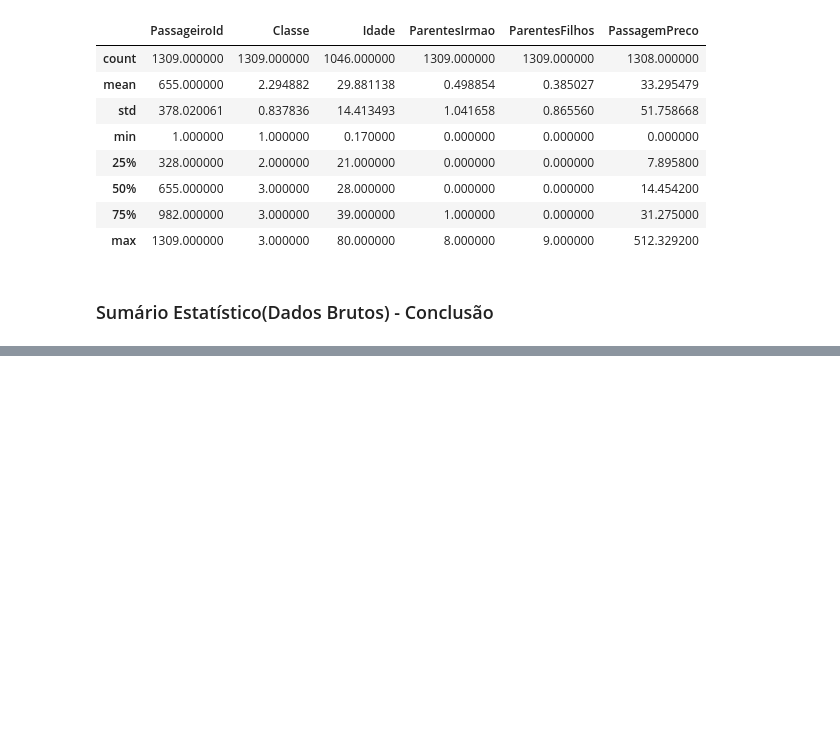
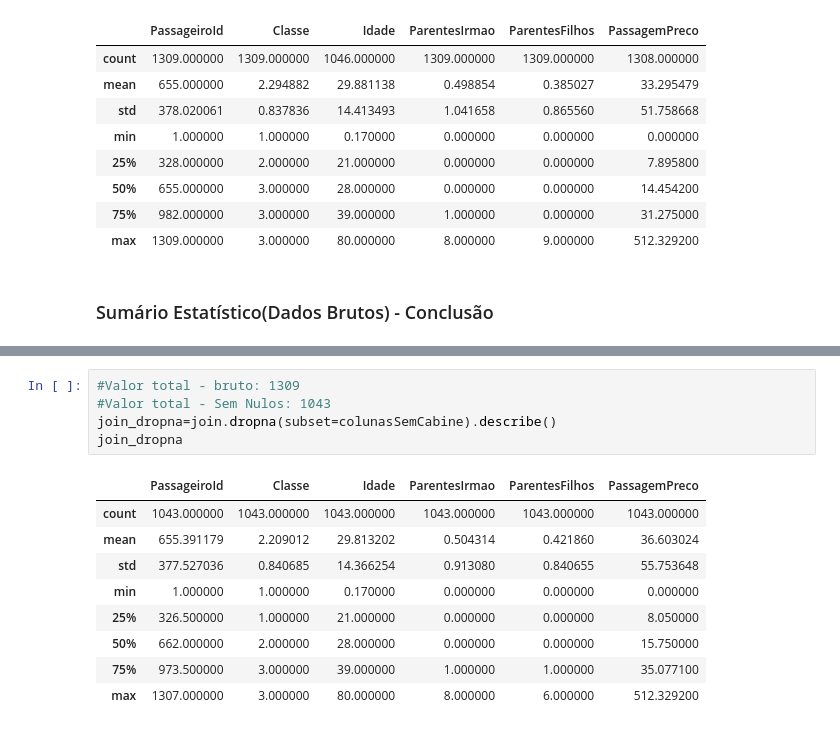
Before and after one commit to silvanopessoa/titanic, a Jupyter notebook: titanic-datamunging.ipynb, the cells around one changed output, grey strips where cells are left out. Cells and saved outputs as stored; diff of their text form; blank space fills up the shorter version.

```diff
--- a/titanic-datamunging.ipynb
+++ b/titanic-datamunging.ipynb
@@ -405,0 +466,15 @@ join.describe()
+# %%
+#Valor total - bruto: 1309
+#Valor total - Sem Nulos: 1043
+join_dropna=join.dropna(subset=colunasSemCabine).describe()
+join_dropna
+# %% [output]
+|  | PassageiroId | Classe | Idade | ParentesIrmao | ParentesFilhos | PassagemPreco |
+| count | 1043.000000 | 1043.000000 | 1043.000000 | 1043.000000 | 1043.000000 | 1043.000000 |
+| mean | 655.391179 | 2.209012 | 29.813202 | 0.504314 | 0.421860 | 36.603024 |
+| std | 377.527036 | 0.840685 | 14.366254 | 0.913080 | 0.840655 | 55.753648 |
+| min | 1.000000 | 1.000000 | 0.170000 | 0.000000 | 0.000000 | 0.000000 |
+| 25% | 326.500000 | 1.000000 | 21.000000 | 0.000000 | 0.000000 | 8.050000 |
+| 50% | 662.000000 | 2.000000 | 28.000000 | 0.000000 | 0.000000 | 15.750000 |
+| 75% | 973.500000 | 3.000000 | 39.000000 | 1.000000 | 1.000000 | 35.077100 |
+| max | 1307.000000 | 3.000000 | 80.000000 | 8.000000 | 6.000000 | 512.329200 |
```
Also changed, not shown: parts of 10 cells of this notebook.
